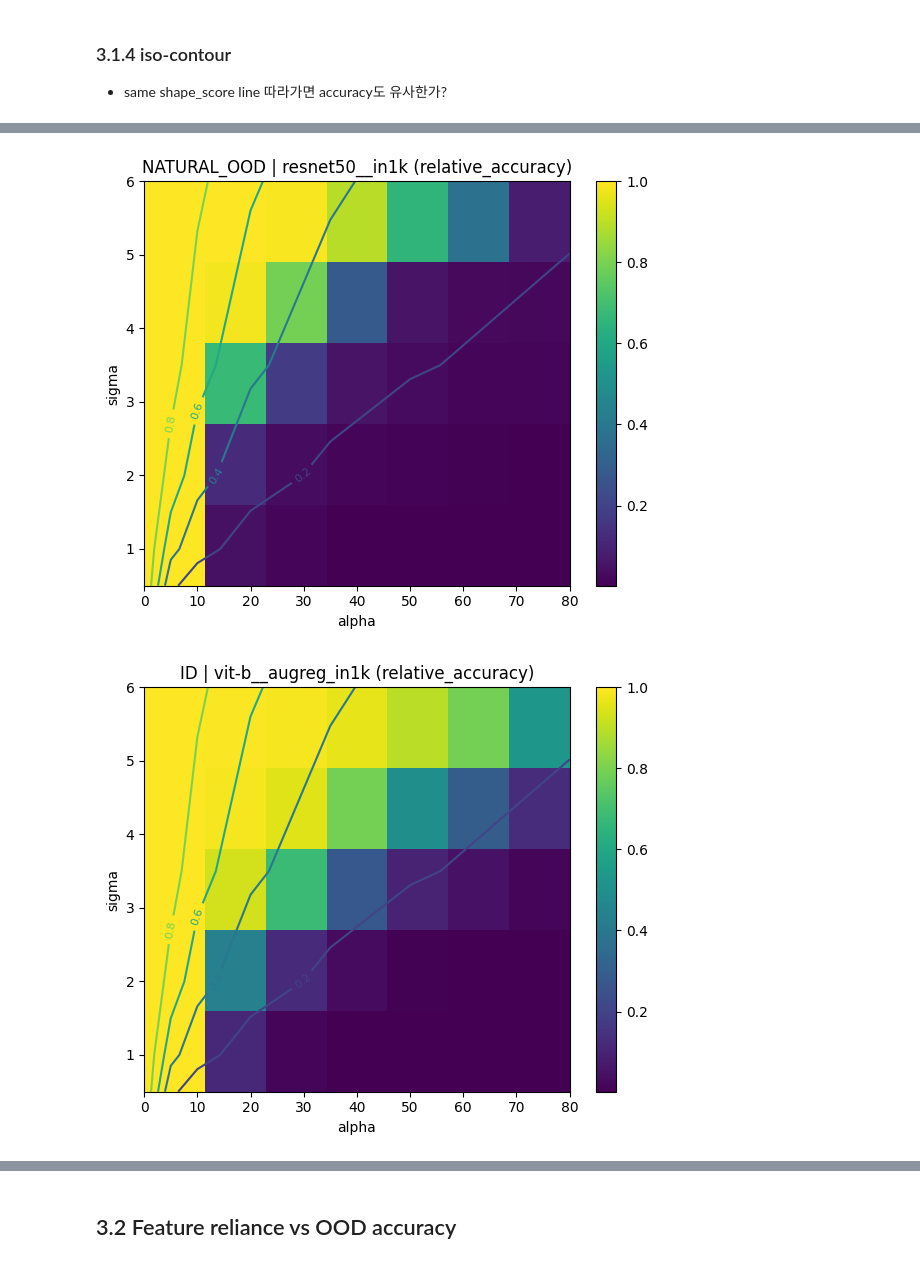
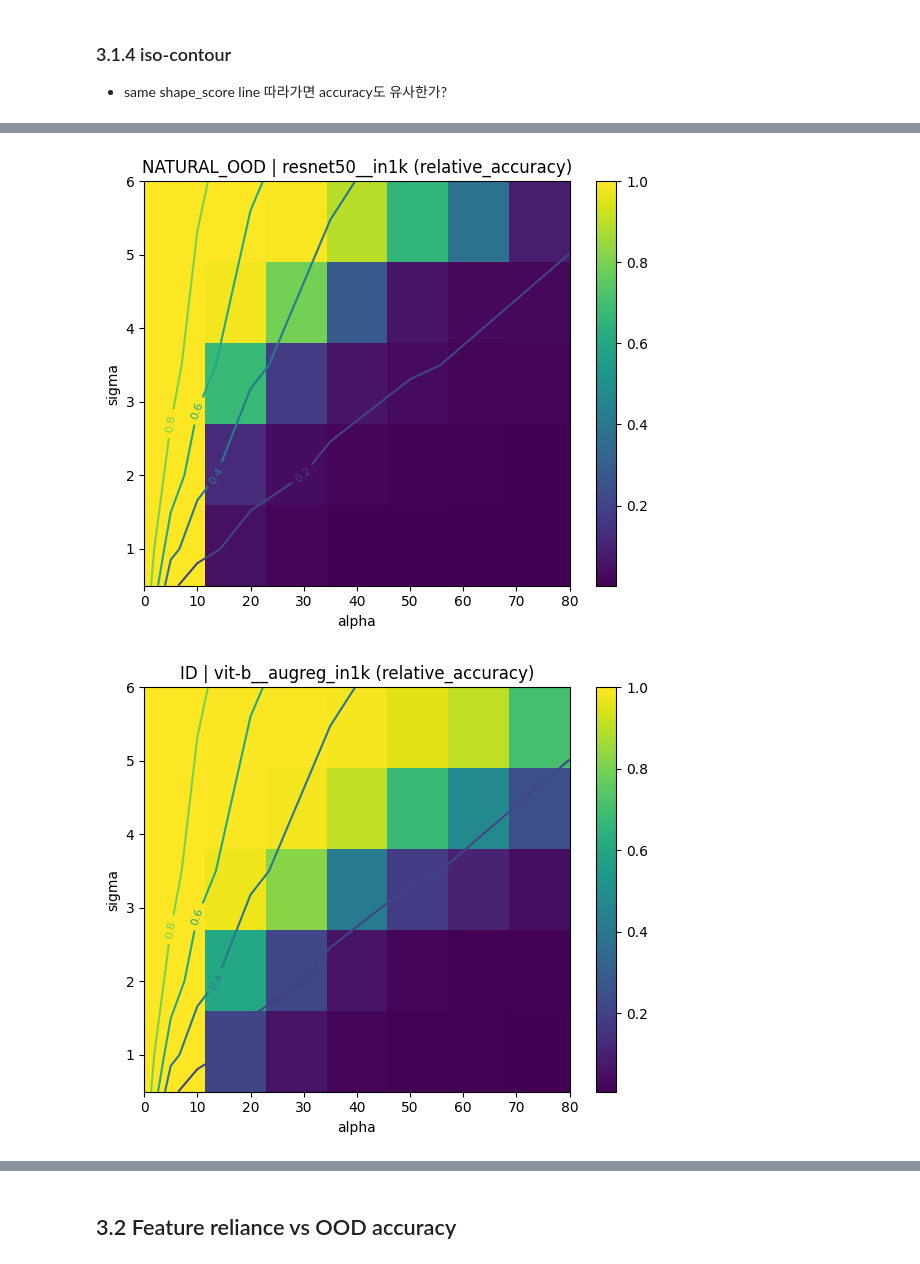
Before and after one commit to sdsdsdsdaf/Feature-Reliance, a Jupyter notebook: results_analysis.ipynb, the cells around one changed output, grey strips where cells are left out. Saved outputs shown, nothing was run; the diff lists cells and outputs as text; code cells hidden in the pictures.

```diff
--- a/results_analysis.ipynb
+++ b/results_analysis.ipynb
@@ -923,10 +923,10 @@ sweep_summary["relative_accuracy"] = sweep_summary["relative_accuracy"].clip(0,
 sweep_summary["feature_reliance"] = 1.0 - sweep_summary["relative_accuracy"]
 display(sweep_summary)
 
-internal_vs_ood_sweep_summary = sweep_summary[
+id_ood_sweep_summary = sweep_summary[
     (
         (sweep_summary["domain_type"] == "id") &
-        (sweep_summary["dataset"] == ID_INTERNAL_DATASET)
+        (sweep_summary["dataset"] == ID_OOD_BASELINE_DATASET)
     ) |
     (
         (sweep_summary["domain_type"] != "id") &
@@ -952,8 +952,8 @@ lw_summary = sweep_summary[
     sweep_summary["perturbation"] == "localwarp"
 ].copy()
 
-lw_internal_vs_ood_summary = internal_vs_ood_sweep_summary[
-    internal_vs_ood_sweep_summary["perturbation"] == "localwarp"
+lw_id_ood_summary = id_ood_sweep_summary[
+    id_ood_sweep_summary["perturbation"] == "localwarp"
 ].copy()
 
 display(lw_summary)
@@ -1642,9 +1642,9 @@ plot_lw_heatmap(lw_internal_vs_ood_summary, perf_col="relative_accuracy")
 ### 3.1.4 iso-contour
 - same shape_score line 따라가면 accuracy도 유사한가?
 # %%
-plot_lw_iso(lw_internal_vs_ood_summary, model_name="resnet50__in1k", perf_col="relative_accuracy", domain="id")
-plot_lw_iso(lw_internal_vs_ood_summary, model_name="resnet50__in1k", perf_col="relative_accuracy", domain="natural_ood")
+plot_lw_iso(lw_id_ood_summary, model_name="resnet50__in1k", perf_col="relative_accuracy", domain="id")
+plot_lw_iso(lw_id_ood_summary, model_name="resnet50__in1k", perf_col="relative_accuracy", domain="natural_ood")
 
-plot_lw_iso(lw_internal_vs_ood_summary, model_name="vit-b__augreg_in1k", perf_col="relative_accuracy", domain="id")
-plot_lw_iso(lw_internal_vs_ood_summary, model_name="vit-b__augreg_in1k", perf_col="relative_accuracy", domain="natural_ood")
+plot_lw_iso(lw_id_ood_summary, model_name="vit-b__augreg_in1k", perf_col="relative_accuracy", domain="id")
+plot_lw_iso(lw_id_ood_summary, model_name="vit-b__augreg_in1k", perf_col="relative_accuracy", domain="natural_ood")
 # %% [output]
@@ -1652,5 +1652,5 @@ plot_lw_iso(lw_internal_vs_ood_summary, model_name="vit-b__augreg_in1k", perf_co
 [figure]
-[figure, old version]
+[figure, new version]
 [figure]
 # %% [markdown]
 ## 3.2 Feature reliance vs OOD accuracy
```
Also changed, not shown: parts of 22 cells of this notebook, 26 other files.
